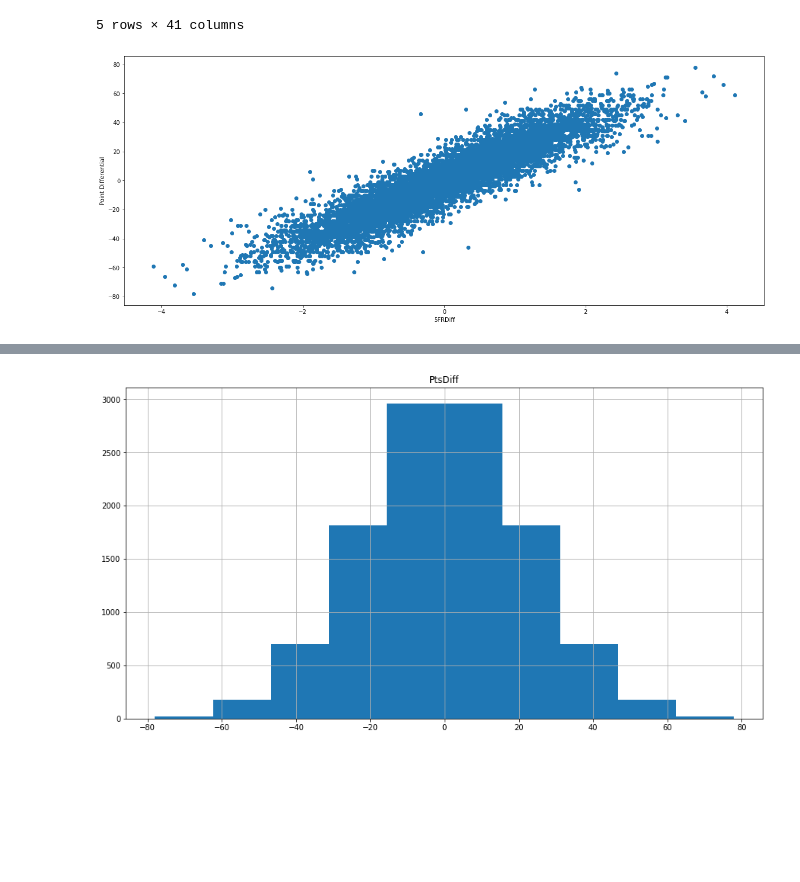
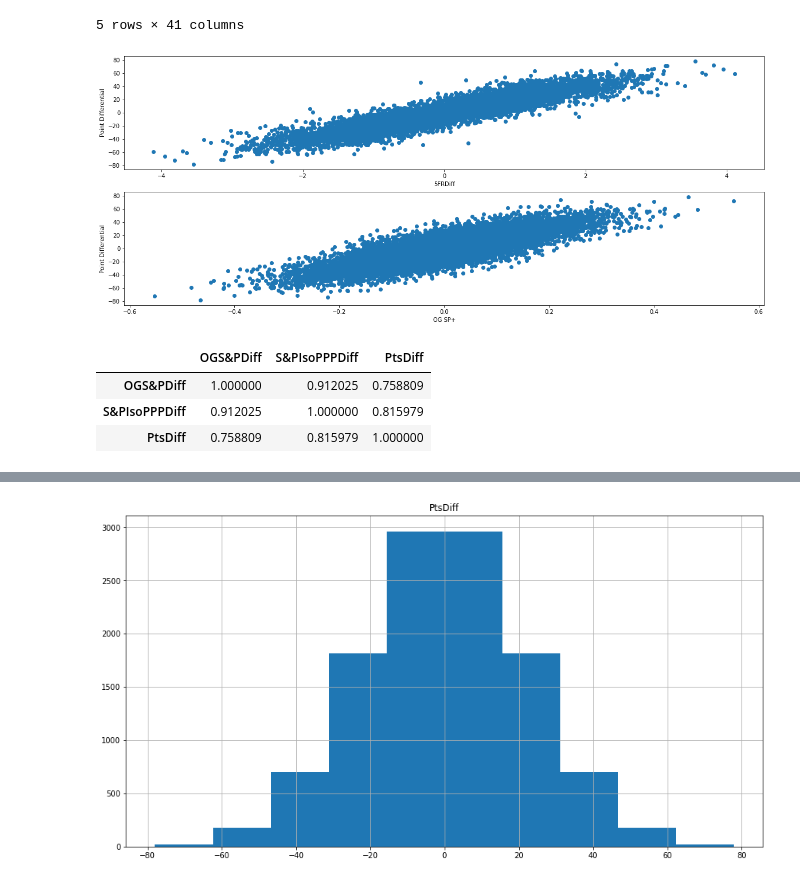
Before and after one commit to akeaswaran/cfb-pbp-analysis, a Jupyter notebook: win-prob.ipynb, the cells around one changed output, grey strips where cells are left out. Cells and saved outputs as stored; diff of their text form; code cells hidden in the pictures; blank space fills up the shorter version.

```diff
--- a/win-prob.ipynb
+++ b/win-prob.ipynb
@@ -373,7 +373,7 @@ def create_turnover_index(team_stat_pack):
     return translate(team_stat_pack.ExpTODiff - team_stat_pack.ActualTODiff, -5, 5, 0, 10)
 
 def calculate_five_factors_rating(team_stat_pack):
-    return 0.35 * create_eff_index(team_stat_pack) + 0.30 * create_expl_index(team_stat_pack) + 0.15 * create_finish_drive_index(team_stat_pack) + 0.10 * create_fp_index(team_stat_pack) + 0.05 * create_turnover_index(team_stat_pack)
+    return 0.35 * create_eff_index(team_stat_pack) + 0.30 * create_expl_index(team_stat_pack) + 0.15 * create_finish_drive_index(team_stat_pack) + 0.10 * create_fp_index(team_stat_pack) + 0.10 * create_turnover_index(team_stat_pack)
 
 def createDiffs(home, away, column):
     home[f"{column}Diff"] = home[column] - away[column]
@@ -579,18 +546,32 @@ stored_game_boxes.head()
 # %%
 %matplotlib inline
 import numpy as np
 from matplotlib import colors
 from matplotlib.ticker import PercentFormatter
 import matplotlib.pyplot as plt
-f, axes = plt.subplots(1, figsize=(20, 8))#plt.subplots(len(inputs), figsize=(20, len(inputs) * 8))
+f, axes = plt.subplots(2, figsize=(20, 8))#plt.subplots(len(inputs), figsize=(20, len(inputs) * 8))
 
 # for i in range(len(inputs)):
 #     inpt = inputs[i]
-axes.scatter(stored_game_boxes[f"5FRDiff"], stored_game_boxes.PtsDiff);
-axes.set_xlabel("5FRDiff")
-axes.set_ylabel("Point Differential");
+axes[0].scatter(stored_game_boxes[f"5FRDiff"], stored_game_boxes.PtsDiff);
+axes[0].set_xlabel("5FRDiff")
+axes[0].set_ylabel("Point Differential");
+
+axes[1].scatter(0.86*stored_game_boxes[f"OffSRDiff"] + 0.14*stored_game_boxes[f"IsoPPPDiff"], stored_game_boxes.PtsDiff);
+axes[1].set_xlabel("OG SP+")
+axes[1].set_ylabel("Point Differential");
 # %% [output]
-[figure, old version]
+[figure, new version]
+# %%
+sp_isoppp = 0.86*stored_game_boxes[f"OffSRDiff"] + 0.14*stored_game_boxes[f"IsoPPPDiff"]
+sp_eqppp = stored_game_boxes[f"OffSRDiff"] + stored_game_boxes[f"AvgEqPPP"]
+correl = pd.DataFrame(data={"OGS&PDiff":sp_eqppp,"S&PIsoPPPDiff":sp_isoppp,"PtsDiff":stored_game_boxes.PtsDiff})
+correl.corr()
+# %% [output]
+|  | OGS&PDiff | S&PIsoPPPDiff | PtsDiff |
+| OGS&PDiff | 1.000000 | 0.912025 | 0.758809 |
+| S&PIsoPPPDiff | 0.912025 | 1.000000 | 0.815979 |
+| PtsDiff | 0.758809 | 0.815979 | 1.000000 |
 # %%
 # Eliminate outliers
 from scipy import stats
```
Also changed, not shown: parts of 6 cells of this notebook.
